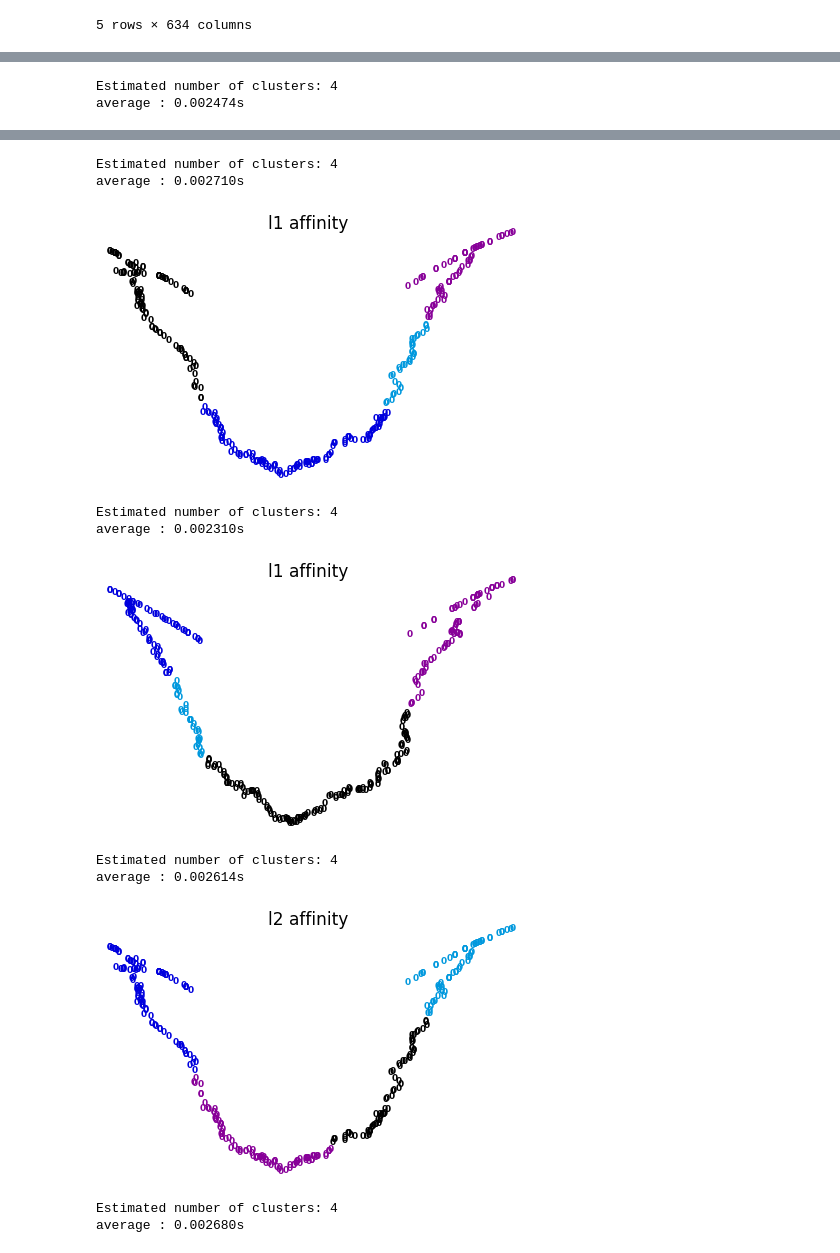
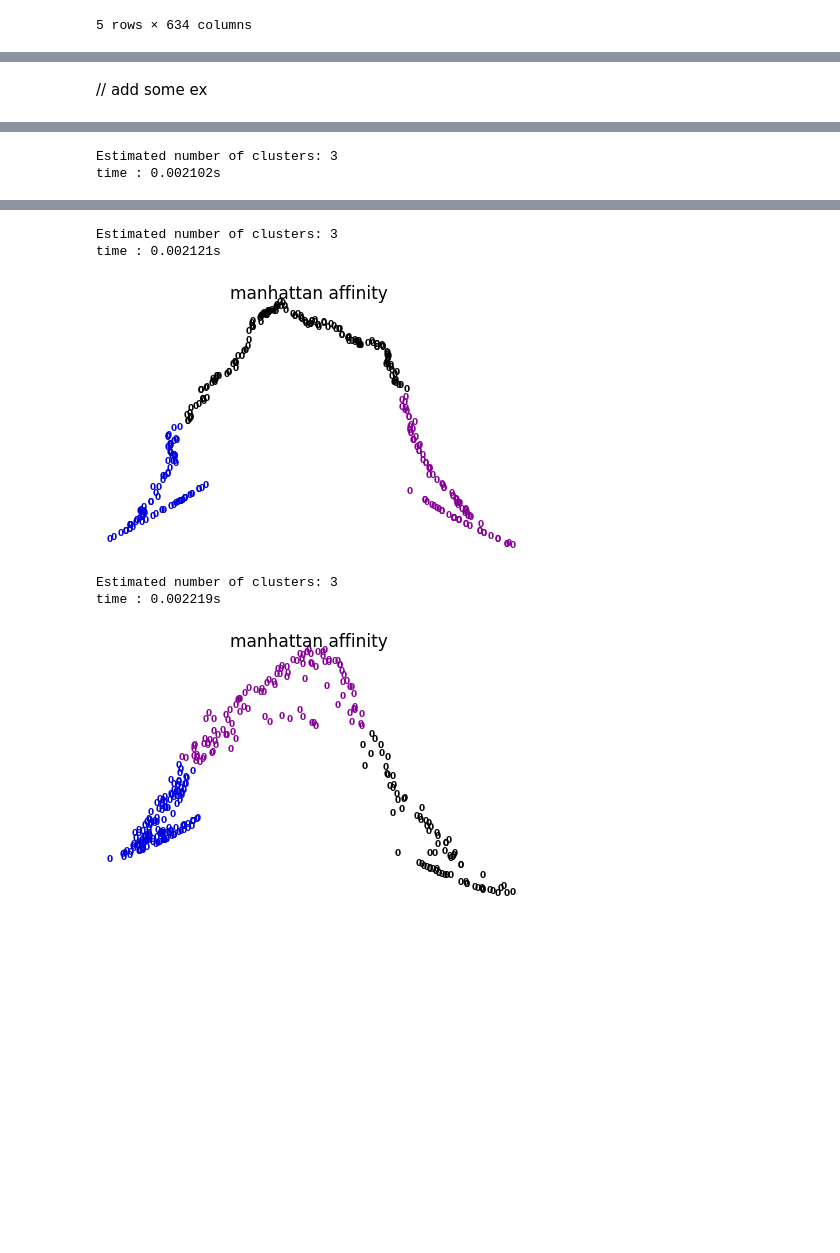
Before and after one commit to ss8651twtw/Data-Mining, a Jupyter notebook: hw2/Group3 hw2 0416077.ipynb, the cells around one changed output, grey strips where cells are left out. Cells and saved outputs as stored; diff of their text form; code cells hidden in the pictures; blank space fills up the shorter version.

```diff
--- a/hw2/Group3 hw2 0416077.ipynb
+++ b/hw2/Group3 hw2 0416077.ipynb
@@ -129,8 +133,11 @@ The algorithm has a loose relationship to the k-nearest neighbor classifier, a p
 def test_Kmeans(data, n_clusters):
     X = data
     X = StandardScaler().fit_transform(X)
+    t0 = time()
     kmeans = KMeans(n_clusters = n_clusters)
     kmeans.fit(X)
+    print("K : %s" % (n_clusters))
+    print("time : %.6fs" % (time() - t0))
     labels = kmeans.labels_
-    pl.scatter(X[:, 0], X[:, 1], c = kmeans.labels_)
-    pl.show()
+    plt.scatter(X[:, 0], X[:, 1], c = kmeans.labels_)
+    plt.show()
@@ -276,5 +348,5 @@ def test_Agg(data, linkage, n_clusters, affinity):
 # %%
-for affinity in ['euclidean', 'l1', 'l2', 'manhattan', 'cosine']:
-    test_Agg(tmp_in_flow, 'average', 4, affinity)
-    test_Agg(tmp_out_flow, 'average', 4, affinity)
+for affinity in ['euclidean', 'manhattan']:
+    test_Agg(tmp_in_flow, 'average', 3, affinity)
+    test_Agg(tmp_out_flow, 'average', 3, affinity)
 # %% [output]
@@ -305,8 +378,10 @@ def test_PCA_Agg(data, n_components, linkage, n_clusters, affinity):
     pca = PCA(n_components = n_components)
     X = pca.fit(X).transform(X)
     test_Agg(X, linkage, n_clusters, affinity)
+# %% [markdown]
+// add some ex
 # %%
-for affinity in ['euclidean', 'l1', 'l2', 'manhattan', 'cosine']:
-    test_PCA_Agg(tmp_in_flow, 0.1, 'average', 4, affinity)
-    test_PCA_Agg(tmp_out_flow, 0.9, 'average', 4, affinity)
+for affinity in ['euclidean', 'manhattan']:
+    test_PCA_Agg(tmp_in_flow, 0.3, 'average', 3, affinity)
+    test_PCA_Agg(tmp_out_flow, 0.5, 'average', 3, affinity)
 # %% [output]
@@ -316,2 +391,2 @@ average : 0.002783s
-Estimated number of clusters: 4
-average : 0.002474s
+Estimated number of clusters: 3
+time : 0.002102s
@@ -319,11 +394,6 @@ average : 0.002474s
-Estimated number of clusters: 4
-average : 0.002710s
+Estimated number of clusters: 3
+time : 0.002121s
-[figure, old version]
+[figure, new version]
-Estimated number of clusters: 4
-average : 0.002310s
+Estimated number of clusters: 3
+time : 0.002219s
-[figure, old version]
+[figure, new version]
-Estimated number of clusters: 4
-average : 0.002614s
-[figure, removed]
-Estimated number of clusters: 4
-average : 0.002680s
```
Also changed, not shown: parts of 19 cells of this notebook.
